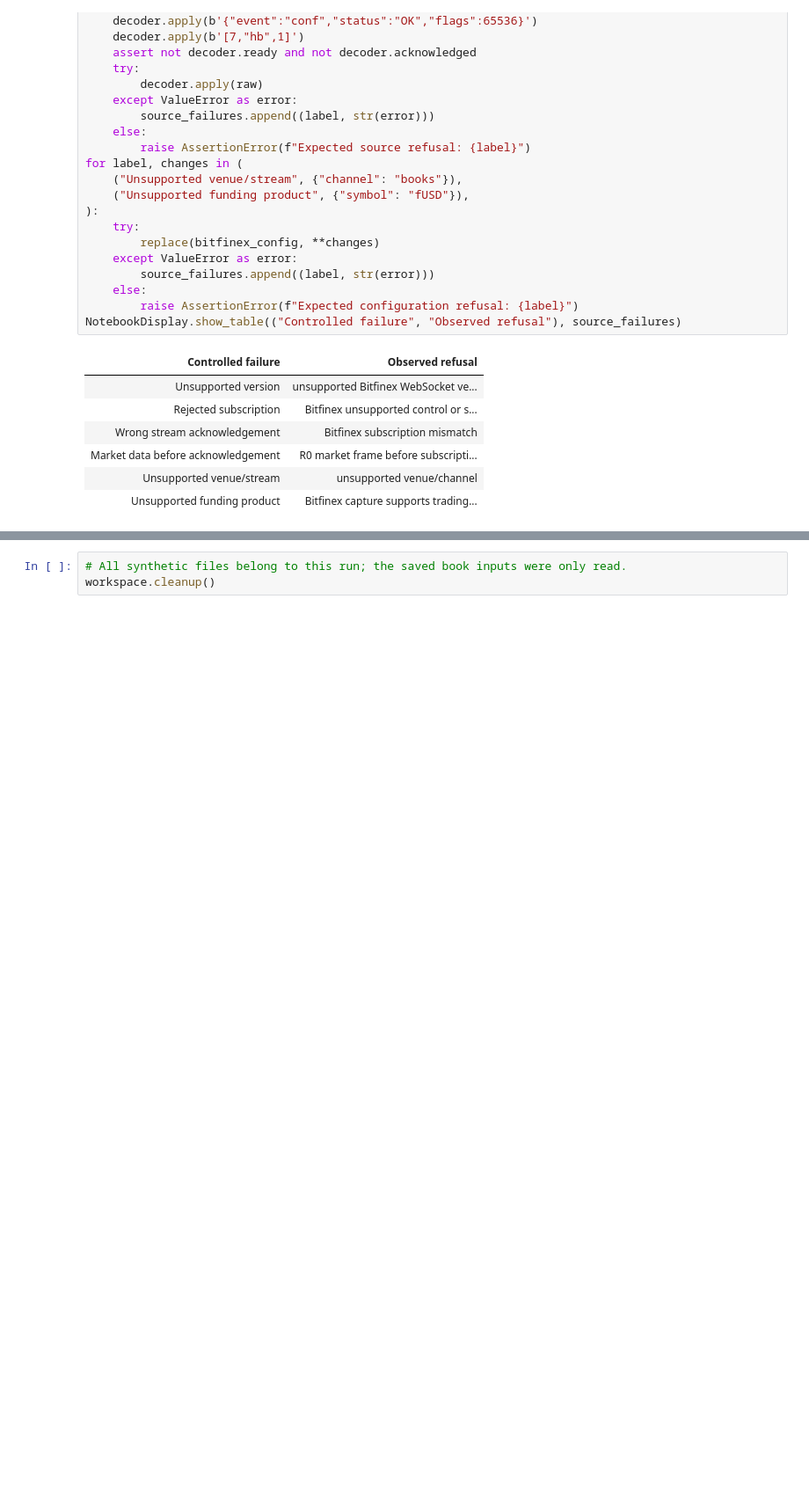
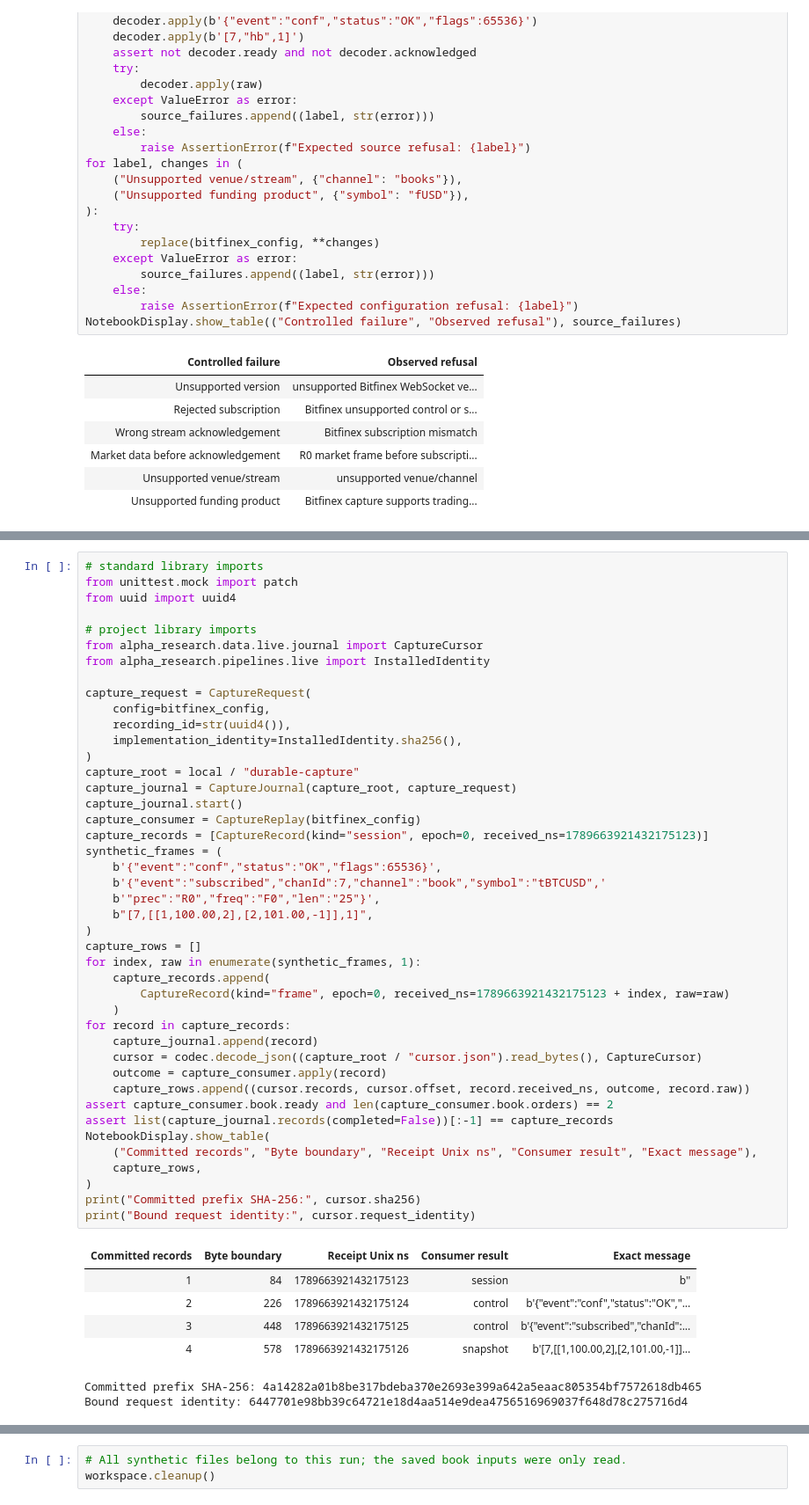
Before and after one commit to lixuanguang/alpha-research-lab-private, a Jupyter notebook: examples/research-foundations.ipynb, the cells around one changed output, grey strips where cells are left out. Shown at 88% size. Saved outputs shown, nothing was run; the diff lists cells and outputs as text; blank space fills up the shorter version.

Commit message:
Implement MR 23 durable capture cursors and bounded consumer

```diff
--- a/examples/research-foundations.ipynb
+++ b/examples/research-foundations.ipynb
@@ -1887,0 +1899,51 @@ Stop after this checkpoint; no MR 23 implementation is started here.
+# %%
+# standard library imports
+from unittest.mock import patch
+from uuid import uuid4
+
+# project library imports
+from alpha_research.data.live.journal import CaptureCursor
+from alpha_research.pipelines.live import InstalledIdentity
+
+capture_request = CaptureRequest(
+    config=bitfinex_config,
+    recording_id=str(uuid4()),
+    implementation_identity=InstalledIdentity.sha256(),
+)
+capture_root = local / "durable-capture"
+capture_journal = CaptureJournal(capture_root, capture_request)
+capture_journal.start()
+capture_consumer = CaptureReplay(bitfinex_config)
+capture_records = [CaptureRecord(kind="session", epoch=0, received_ns=1789663921432175123)]
+synthetic_frames = (
+    b'{"event":"conf","status":"OK","flags":65536}',
+    b'{"event":"subscribed","chanId":7,"channel":"book","symbol":"tBTCUSD",'
+    b'"prec":"R0","freq":"F0","len":"25"}',
+    b"[7,[[1,100.00,2],[2,101.00,-1]],1]",
+)
+capture_rows = []
+for index, raw in enumerate(synthetic_frames, 1):
+    capture_records.append(
+        CaptureRecord(kind="frame", epoch=0, received_ns=1789663921432175123 + index, raw=raw)
+    )
+for record in capture_records:
+    capture_journal.append(record)
+    cursor = codec.decode_json((capture_root / "cursor.json").read_bytes(), CaptureCursor)
+    outcome = capture_consumer.apply(record)
+    capture_rows.append((cursor.records, cursor.offset, record.received_ns, outcome, record.raw))
+assert capture_consumer.book.ready and len(capture_consumer.book.orders) == 2
+assert list(capture_journal.records(completed=False))[:-1] == capture_records
+NotebookDisplay.show_table(
+    ("Committed records", "Byte boundary", "Receipt Unix ns", "Consumer result", "Exact message"),
+    capture_rows,
+)
+print("Committed prefix SHA-256:", cursor.sha256)
+print("Bound request identity:", cursor.request_identity)
+# %% [output]
+| Committed records | Byte boundary | Receipt Unix ns | Consumer result | Exact message |
+| 1 | 84 | 1789663921432175123 | session | b'' |
+| 2 | 226 | 1789663921432175124 | control | b'{"event":"conf","status":"OK","... |
+| 3 | 448 | 1789663921432175125 | control | b'{"event":"subscribed","chanId":... |
+| 4 | 578 | 1789663921432175126 | snapshot | b'[7,[[1,100.00,2],[2,101.00,-1]]... |
+Committed prefix SHA-256: 4a14282a01b8be317bdeba370e2693e399a642a5eaac805354bf7572618db465
+Bound request identity: 6447701e98bb39c64721e18d4aa514e9dea4756516969037f648d78c275716d4
```
Also changed, not shown: parts of 21 cells of this notebook, 10 other files.
